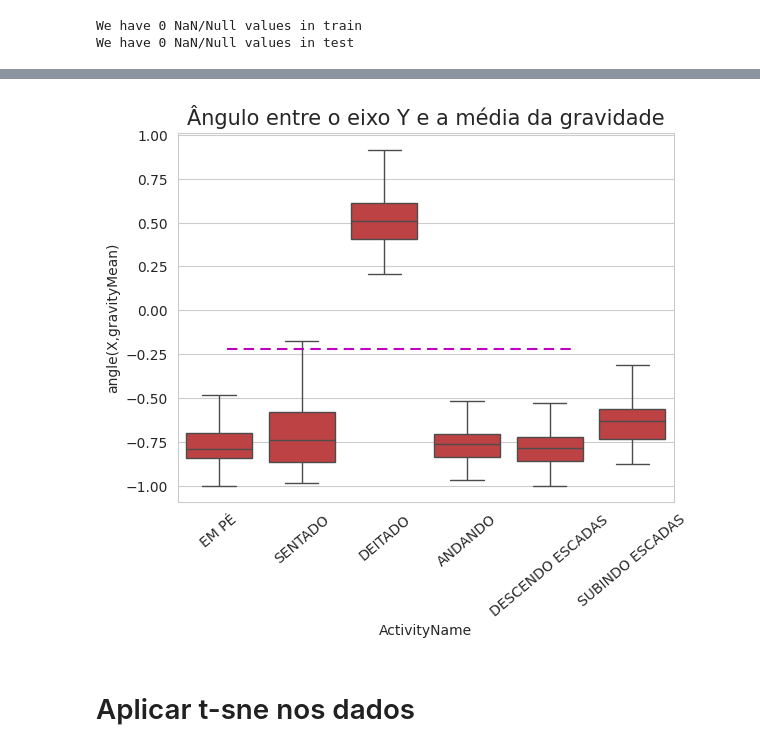
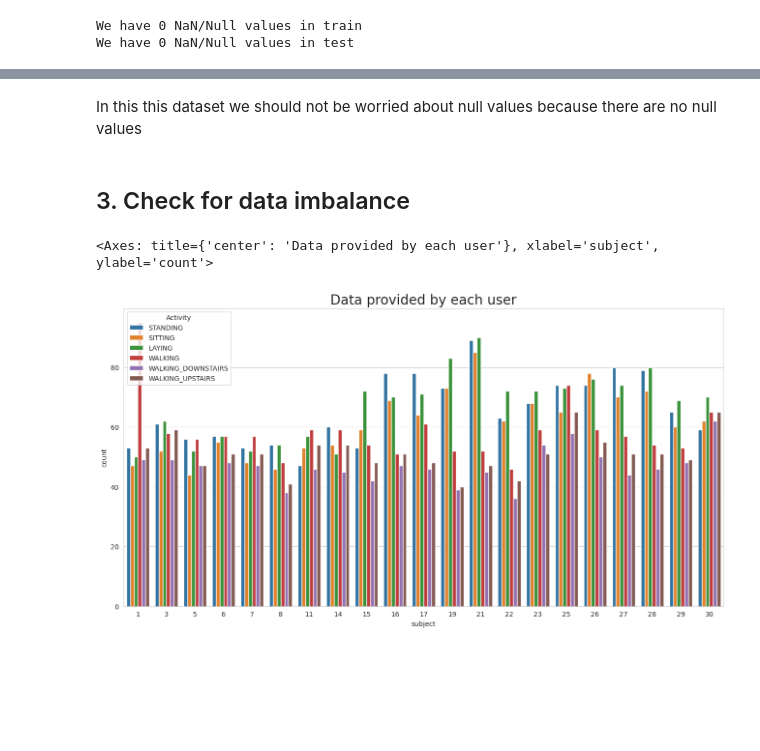
Before and after one commit to MiqueiasSoaresCardoso/T-picos-Avan-ados-em-Metodologia-de-Pesquisa, a Jupyter notebook: Questão02.ipynb, the cells around one changed output, grey strips where cells are left out. Drawn from its saved outputs; the diff is of its cells as text; code cells hidden in the pictures; blank space fills up the shorter version.

```diff
--- a/Questão02.ipynb
+++ b/Questão02.ipynb
@@ -66,0 +146,6 @@ train.sample()
+# %%
+import pandas as pd
+import numpy as np
+import matplotlib.pyplot as plt
+train = pd.read_csv(r'C:\Users\mique\Downloads\train.csv')
+train.head()
@@ -139,12 +211,0 @@ plt.show()
-# %%
-columns = train.columns
-
-# Removing '()' from column names
-columns = columns.str.replace('[()]','')
-columns = columns.str.replace('[-]', '')
-columns = columns.str.replace('[,]','')
-
-train.columns = columns
-test.columns = columns
-
-test.columns
@@ -274,10 +212,4 @@ Podemos classificar todos os pontos de dados pertencentes à atividade Laying co
-# %%
-sns.boxplot(x='ActivityName', y='angle(X,gravityMean)', data=train, showfliers=False)
-plt.title('Ângulo entre o eixo Y e a média da gravidade', fontsize=15)  # Título traduzido
-plt.xticks(rotation=40)
-plt.axhline(y=-0.22, xmin=0.1, xmax=0.8, dashes=(5, 3), c='m')
-plt.show()
-# %% [output]
-[figure, removed]
-# %% [markdown]
-# Aplicar t-sne nos dados
+# %% [markdown]
+In this this dataset we should not be worried about null values because there are no null values
+# %% [markdown]
+## 3. Check for data imbalance
@@ -283,0 +223,7 @@ plt.show()
+# %%
+plt.figure(figsize=(16,8))
+plt.title('Data provided by each user', fontsize=20)
+sns.countplot(x='subject',hue='Activity', data = train)
+# %% [output]
+<Axes: title={'center': 'Data provided by each user'}, xlabel='subject', ylabel='count'>
+[figure, added]
```
Also changed, not shown: parts of 86 cells of this notebook, 17 other files.
